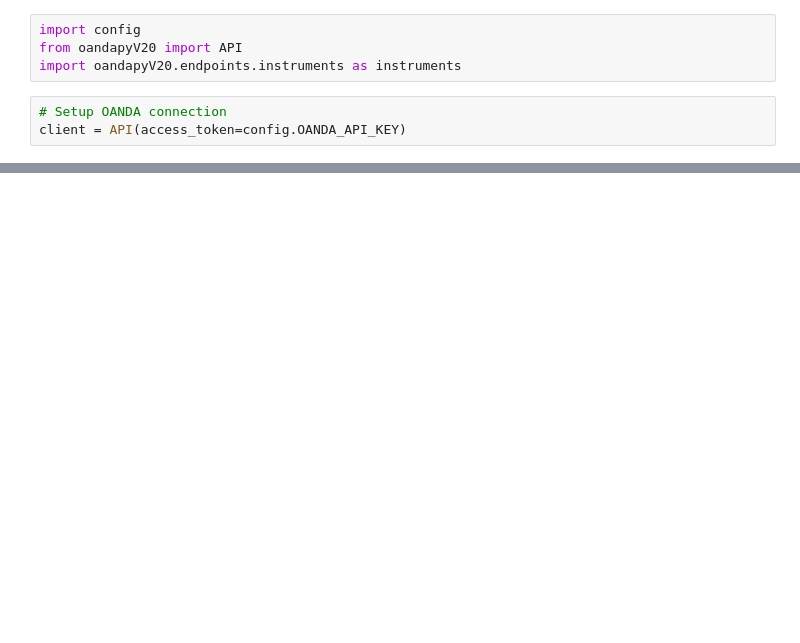
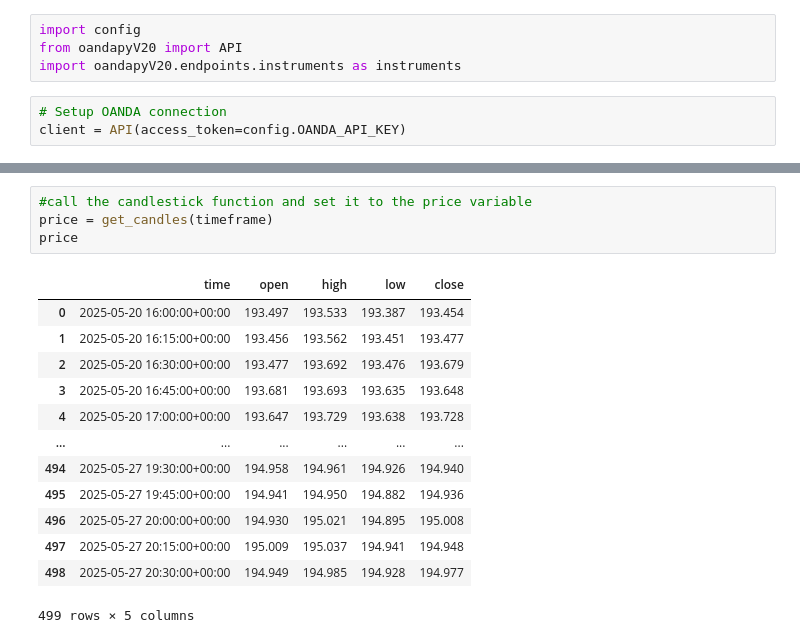
Before and after one commit to notcopernicus/trading-bot, a Jupyter notebook: bot.ipynb, the cells around one changed output, grey strips where cells are left out. Cells and saved outputs as stored; diff of their text form; blank space fills up the shorter version.

```diff
--- a/bot.ipynb
+++ b/bot.ipynb
@@ -58,0 +52,18 @@ df
+# %%
+#call the candlestick function and set it to the price variable
+price = get_candles(timeframe)
+price
+# %% [output]
+|  | time | open | high | low | close |
+| 0 | 2025-05-20 16:00:00+00:00 | 193.497 | 193.533 | 193.387 | 193.454 |
+| 1 | 2025-05-20 16:15:00+00:00 | 193.456 | 193.562 | 193.451 | 193.477 |
+| 2 | 2025-05-20 16:30:00+00:00 | 193.477 | 193.692 | 193.476 | 193.679 |
+| 3 | 2025-05-20 16:45:00+00:00 | 193.681 | 193.693 | 193.635 | 193.648 |
+| 4 | 2025-05-20 17:00:00+00:00 | 193.647 | 193.729 | 193.638 | 193.728 |
+| ... | ... | ... | ... | ... | ... |
+| 494 | 2025-05-27 19:30:00+00:00 | 194.958 | 194.961 | 194.926 | 194.940 |
+| 495 | 2025-05-27 19:45:00+00:00 | 194.941 | 194.950 | 194.882 | 194.936 |
+| 496 | 2025-05-27 20:00:00+00:00 | 194.930 | 195.021 | 194.895 | 195.008 |
+| 497 | 2025-05-27 20:15:00+00:00 | 195.009 | 195.037 | 194.941 | 194.948 |
+| 498 | 2025-05-27 20:30:00+00:00 | 194.949 | 194.985 | 194.928 | 194.977 |
+499 rows × 5 columns
```
Also changed, not shown: parts of 3 cells of this notebook.
